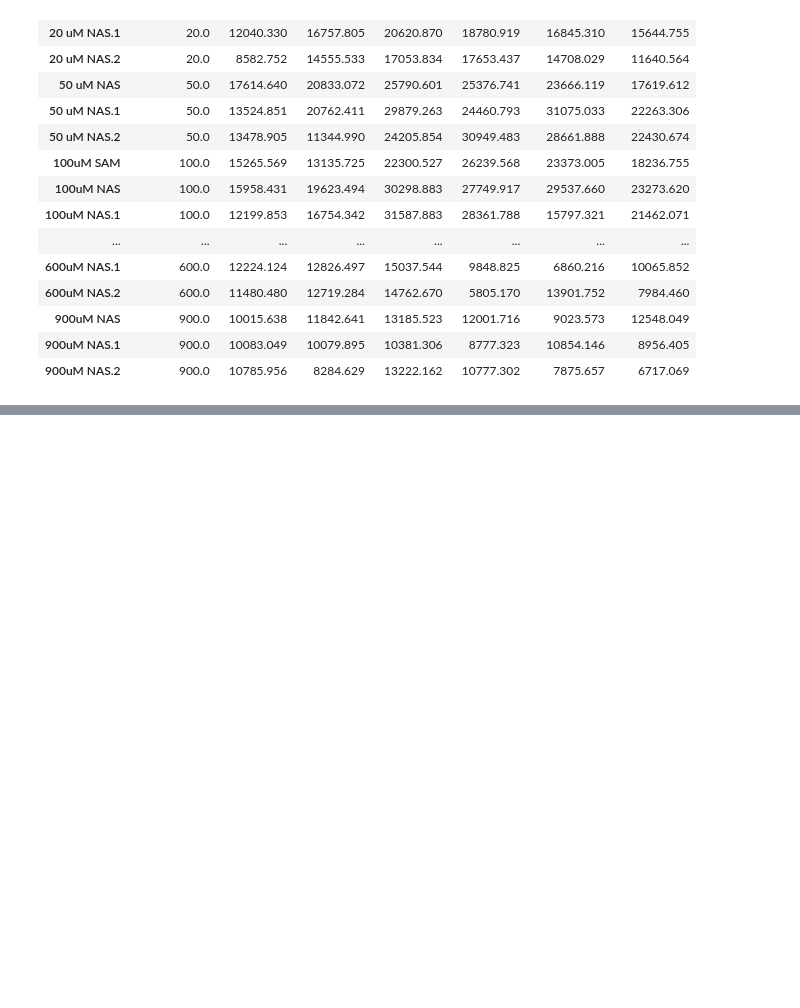
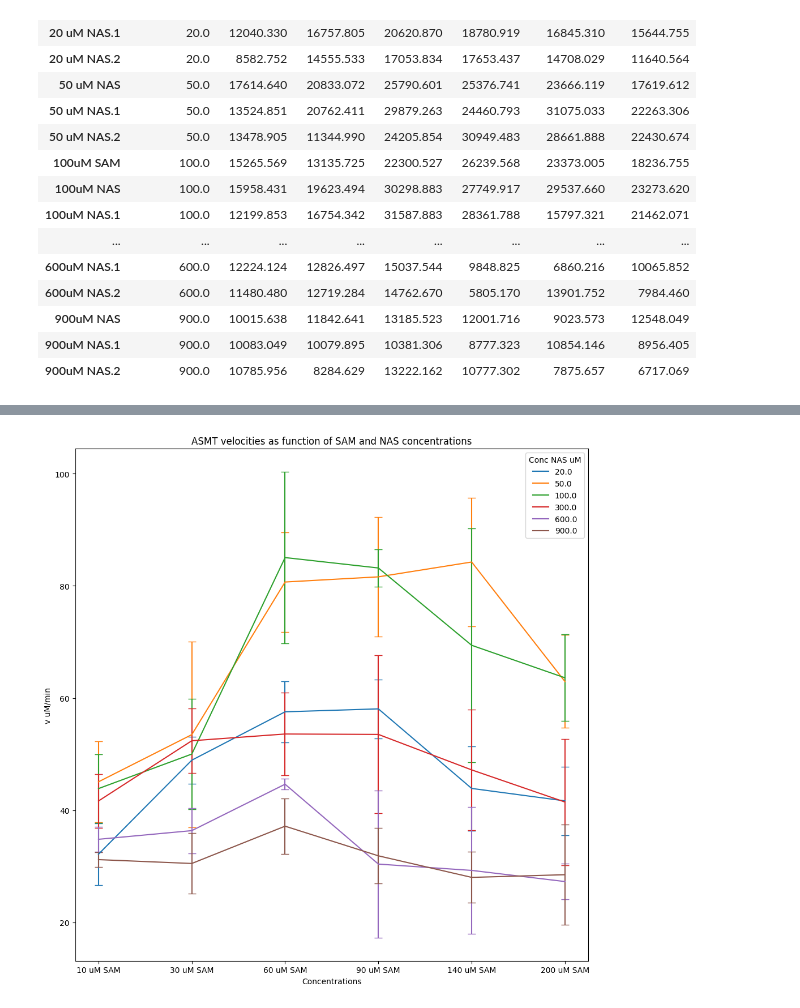
Before and after one commit to Qflow777/BiBi_enzyme_kinetics, a Jupyter notebook: BiBi_seq.ipynb, the cells around one changed output, grey strips where cells are left out. Drawn from its saved outputs; the diff is of its cells as text; code cells hidden in the pictures; blank space fills up the shorter version.

```diff
--- a/BiBi_seq.ipynb
+++ b/BiBi_seq.ipynb
@@ -329,0 +306,4 @@ gk.std()
+# %%
+#Calculate standard deviations
+esds = grouped.std()
+esds.round(1)
@@ -351,0 +333,4 @@ plt.show()
+# %%
+# calculate velocity esds
+velocities_esds = esds/22/15
+velocities_esds.round(1)
@@ -351,0 +346,12 @@ plt.show()
+# %%
+import matplotlib.pyplot as plt
+plt.rcParams["figure.figsize"] = (10, 10)
+velocities.T.plot(yerr = velocities_esds.T, capsize = 5, ecolor = None,)
+plt.xlabel("Concentrations")
+plt.ylabel("v uM/min")
+plt.title("ASMT velocities as function of SAM and NAS concentrations")
+
+plt.tight_layout()
+plt.show()
+# %% [output]
+[figure, added]
```
Also changed, not shown: parts of 8 cells of this notebook.
